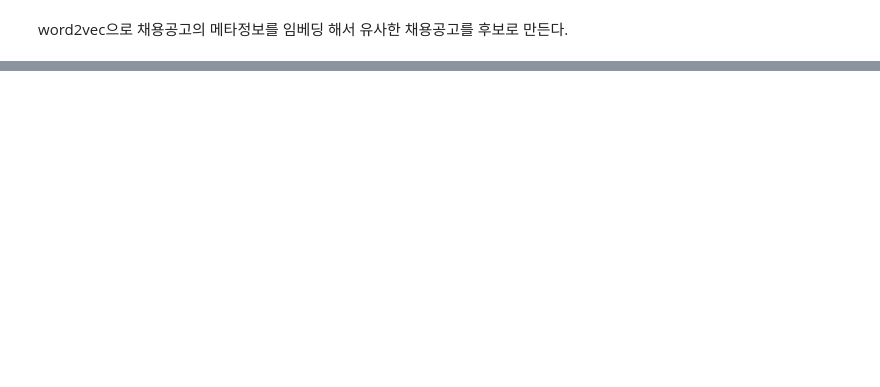
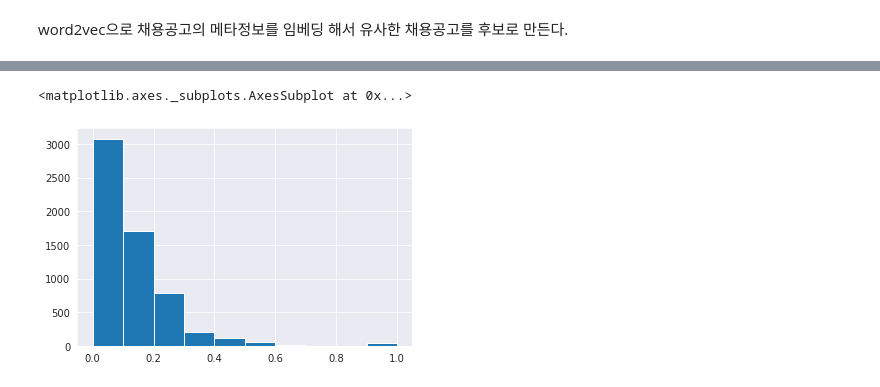
Before and after one commit to joniekwon/EDA_and_ML_DL_Projects, a Jupyter notebook: 채용공고추천/채용공고추천_EDA_&_전처리.ipynb, the cells around one changed output, grey strips where cells are left out. Cells and saved outputs as stored; diff of their text form; code cells hidden in the pictures; blank space fills up the shorter version.

```diff
--- a/채용공고추천/채용공고추천_EDA_&_전처리.ipynb
+++ b/채용공고추천/채용공고추천_EDA_&_전처리.ipynb
@@ -817,0 +1015,8 @@ model.wv.most_similar("jobID:2", topn=20)
+# %%
+train = pd.merge(train, job_tags_count_df.groupby("jobID")[["tagID"]].apply(lambda x: x["tagID"].tolist()).rename("jobTags"), left_on="jobID", right_on="jobID")
+# %%
+train = pd.merge(train, user_tags_count_df.groupby("userID")[["tag"]].apply(lambda x: x["tag"].tolist()).rename("userTags"), left_on="userID", right_on="userID")
+# %%
+train["union"] = train["jobTags"] + train["userTags"]
+train["tag_ratio"] = (train["union"].apply(lambda x: len(x)) - train["union"].apply(lambda x: len(set(x))))/ train["userTags"].apply(lambda x: len(x))
+train
@@ -817,0 +1084,5 @@ model.wv.most_similar("jobID:2", topn=20)
+# %%
+train["tag_ratio"].hist()
+# %% [output]
+<matplotlib.axes._subplots.AxesSubplot at 0x...>
+[figure, added]
```
Also changed, not shown: parts of 59 cells of this notebook.
